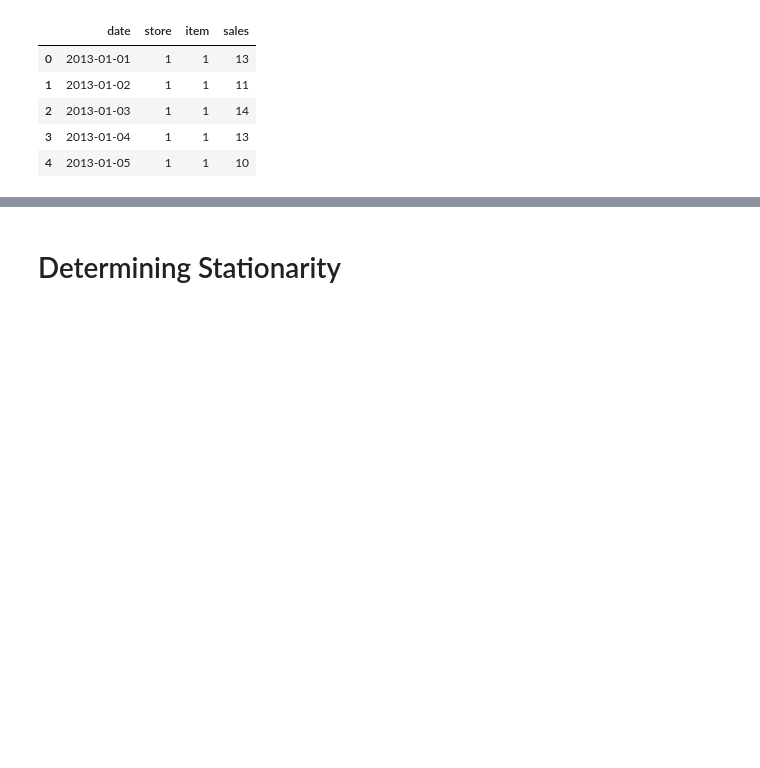
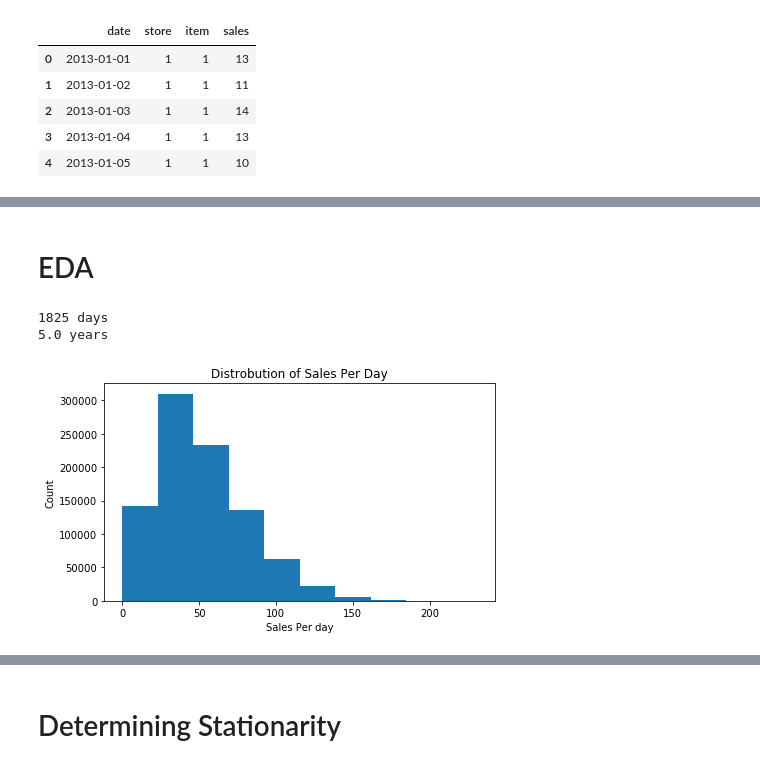
Before and after one commit to mollyryanruby/sales_forecasting, a Jupyter notebook: notebooks/data_cleaning_and_eda.ipynb, the cells around one changed output, grey strips where cells are left out. Drawn from its saved outputs; the diff is of its cells as text; code cells hidden in the pictures; blank space fills up the shorter version.

```diff
--- a/notebooks/data_cleaning_and_eda.ipynb
+++ b/notebooks/data_cleaning_and_eda.ipynb
@@ -46,0 +66,27 @@ sales_data.head()
+# %% [markdown]
+# EDA
+# %%
+# Duration of dataset
+def sales_duration(data):
+    data.date = pd.to_datetime(data.date)
+    number_of_days = data.date.max() - data.date.min()
+    number_of_years = number_of_days.days / 365
+    print(number_of_days.days, 'days')
+    print(number_of_years, 'years')
+
+sales_duration(sales_data)
+# %% [output]
+1825 days
+5.0 years
+# %%
+def sales_per_day():
+    fig, ax = plt.subplots(figsize=(7,4))
+    plt.hist(sales_data.sales)
+
+    ax.set(xlabel = "Sales Per day",
+           ylabel = "Count",
+           title = "Distrobution of Sales Per Day")
+
+sales_per_day()
+# %% [output]
+[figure, added]
```
Also changed, not shown: parts of 17 cells of this notebook.
